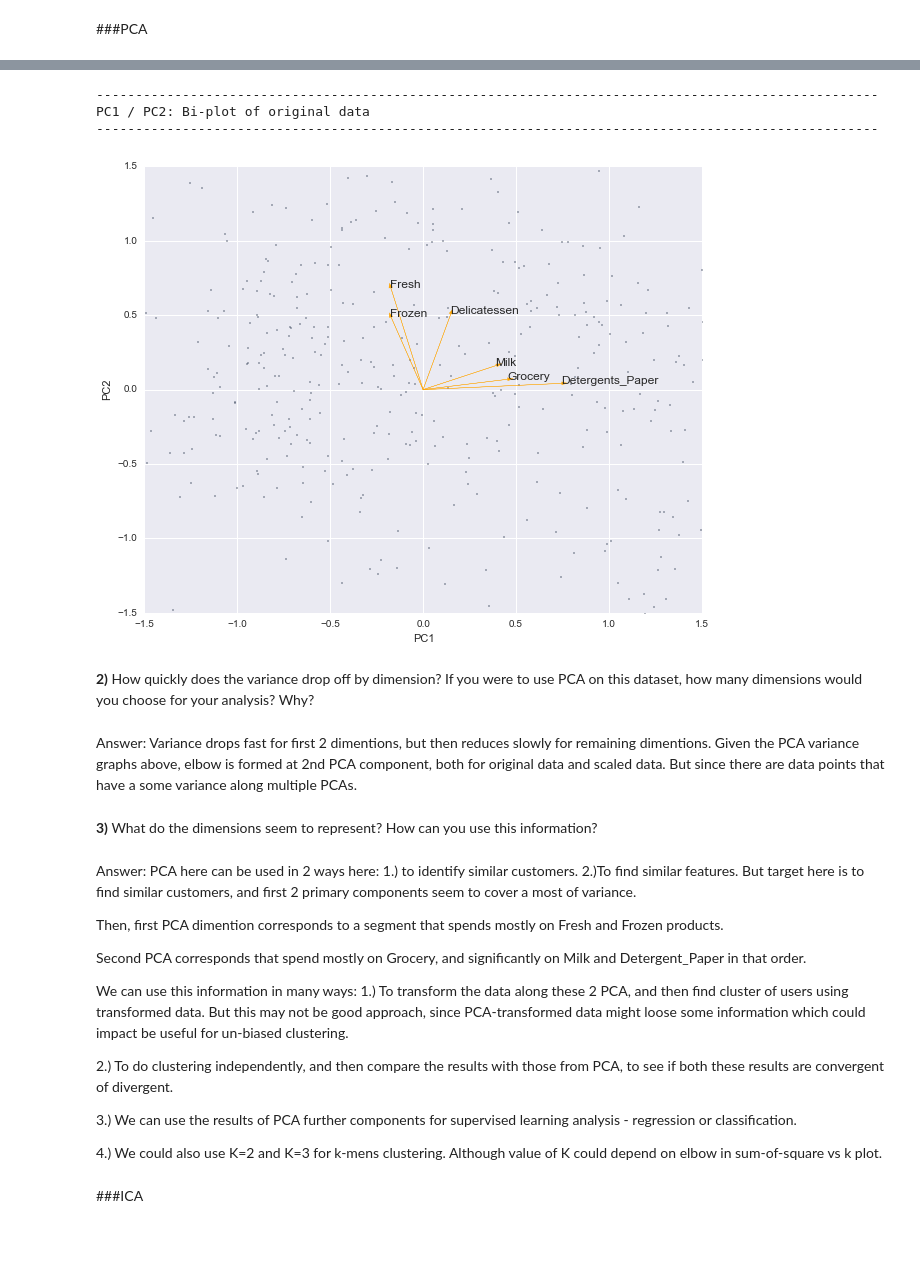
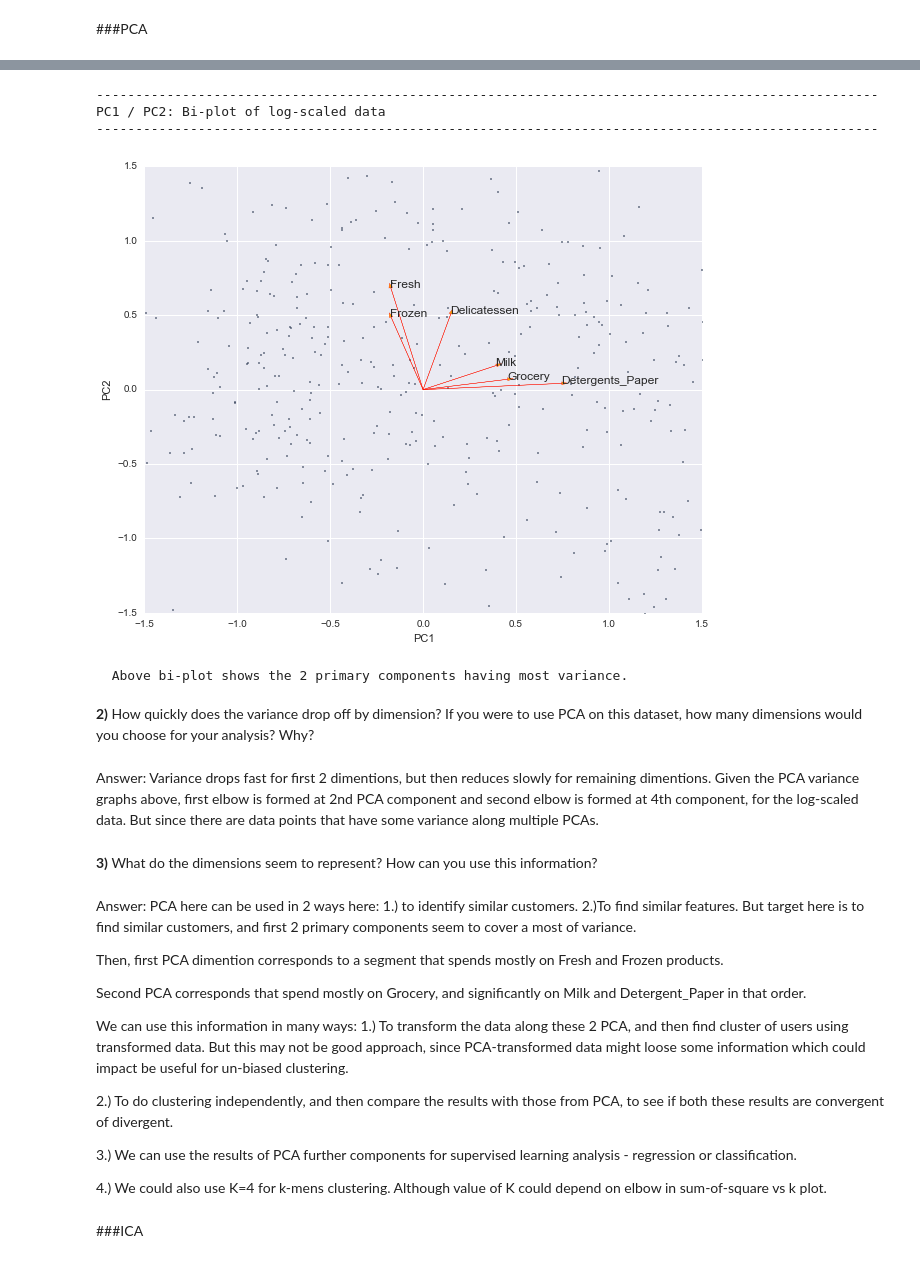
Before and after one commit to agrawalnishant/machine_learning_projects, a Jupyter notebook: Submission/Customer Segments/customer_segments.ipynb, the cells around one changed output, grey strips where cells are left out. Drawn from its saved outputs; the diff is of its cells as text; code cells hidden in the pictures.

```diff
--- a/Submission/Customer Segments/customer_segments.ipynb
+++ b/Submission/Customer Segments/customer_segments.ipynb
@@ -155,20 +169,0 @@ plt.show()
-# %%
-# TODO: Apply PCA with the same number of dimensions as variables in the dataset
-# Using cleaned up data
-
-from sklearn.decomposition import PCA
-pca = PCA(n_components=num_features,whiten=True)
-pca.fit(data)
-
-# Print the components and the amount of variance in the data contained in each dimension
-print data.columns.values
-print pca.components_
-print pca.explained_variance_ratio_
-
-
-print "\n",'*'*5,"PCA on cleaned data.",'*'*5,"\n"
-pc_df=pd.DataFrame({"pca":pca.explained_variance_ratio_})
-pc_cmf_df=np.cumsum(pc_df)
-print '*'*5," Cumm variance:",'*'*5,"\n",pc_cmf_df
-plt.plot(pc_cmf_df)
-plt.ylabel('Cumm. variance')
@@ -197,44 +170,47 @@ plt.ylabel('Cumm. variance')
 # %%
-''' Following function has been taken from Udacity Forum:
+'''Following function has been taken from Udacity Forum:
 https://discussions.udacity.com/t/
 having-trouble-with-pca-and-ica-specifically-with-explaining-what-the-dimensions-mean/41890/12
 '''
 
 def biplot12(df):
     # Fit on 2 components
     pca = PCA(n_components=2, whiten=True).fit(df)
 
     # Plot transformed/projected data
     ax = pd.DataFrame(
         pca.transform(df),
         columns=['PC1', 'PC2']
-    ).plot(kind='scatter', x='PC1', y='PC2', figsize=(10, 8), s=0.8)
+    ).plot(kind='scatter', x='PC1', y='PC2', figsize=(10, 8), s=1.5)
 
     # Plot arrows and labels
     for i, (pc1, pc2) in enumerate(zip(pca.components_[0], pca.components_[1])):
-        ax.arrow(0, 0, pc1, pc2, width=0.001, fc='orange', ec='orange')
+        ax.arrow(0, 0, pc1, pc2, width=0.001, fc='orange', ec='red')
         ax.annotate(df.columns[i], (pc1, pc2), size=12)
 
     return ax
 
 print '-'*100
-print "PC1 / PC2: Bi-plot of original data"
+print "PC1 / PC2: Bi-plot of log-scaled data"
 print '-'*100
 ax = biplot12(data)
 # Play around with the ranges for scaling the plot
 ax.set_xlim([-1.5, 1.5])
 ax.set_ylim([-1.5, 1.5])
 plt.show()
+
+print "\n  Above bi-plot shows the 2 primary components having most variance. \n"
 # %% [output]
 ----------------------------------------------------------------------------------------------------
-PC1 / PC2: Bi-plot of original data
+PC1 / PC2: Bi-plot of log-scaled data
 ----------------------------------------------------------------------------------------------------
-[figure, old version]
+[figure, new version]
+  Above bi-plot shows the 2 primary components having most variance.
 # %% [markdown]
 **2)** How quickly does the variance drop off by dimension? If you were to use PCA on this dataset, how many dimensions would you choose for your analysis? Why?
 # %% [markdown]
 Answer: Variance drops fast for first 2 dimentions, but then reduces slowly for remaining dimentions.
-Given the PCA variance graphs above, elbow is formed at 2nd PCA component, both for original data and scaled data. But since there are data points that have a some variance along multiple PCAs.
+Given the PCA variance graphs above, first elbow is formed at 2nd PCA component and second elbow is formed at 4th component, for the log-scaled data. But since there are data points that have some variance along multiple PCAs.
 # %% [markdown]
 **3)** What do the dimensions seem to represent? How can you use this information?
 # %% [markdown]
@@ -251,7 +227,7 @@ We can use this information in many ways:
 
 3.) We can use the results of PCA further components for supervised learning analysis - regression or classification.
 
-4.) We could also use K=2 and K=3 for k-mens clustering. Although value of K could depend on elbow in sum-of-square vs k plot.
+4.) We could also use K=4 for k-mens clustering. Although value of K could depend on elbow in sum-of-square vs k plot.
 # %% [markdown]
 ###ICA
 # %%
```
Also changed, not shown: parts of 16 cells of this notebook, 23 other files.
